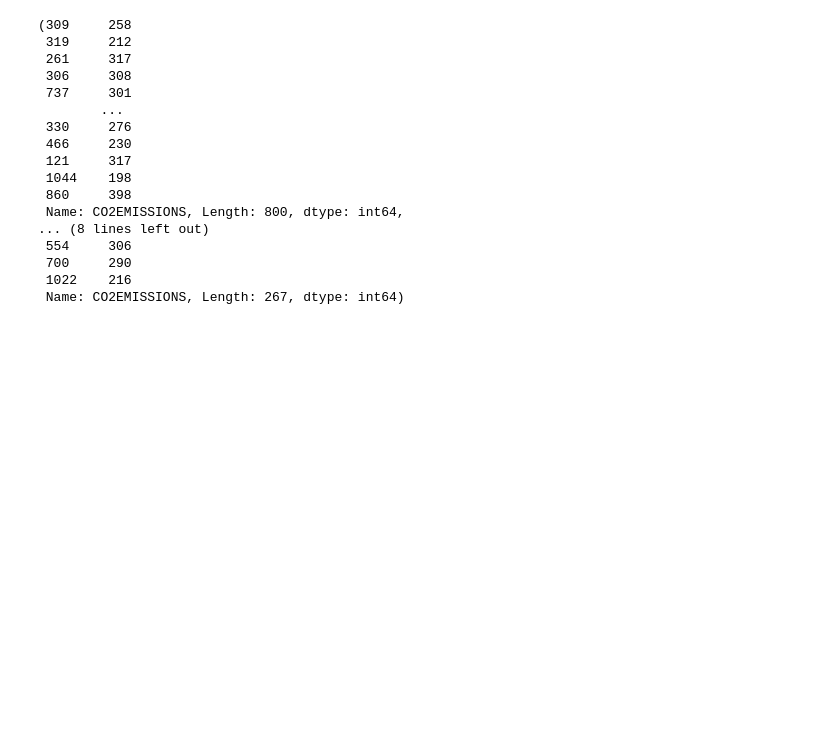
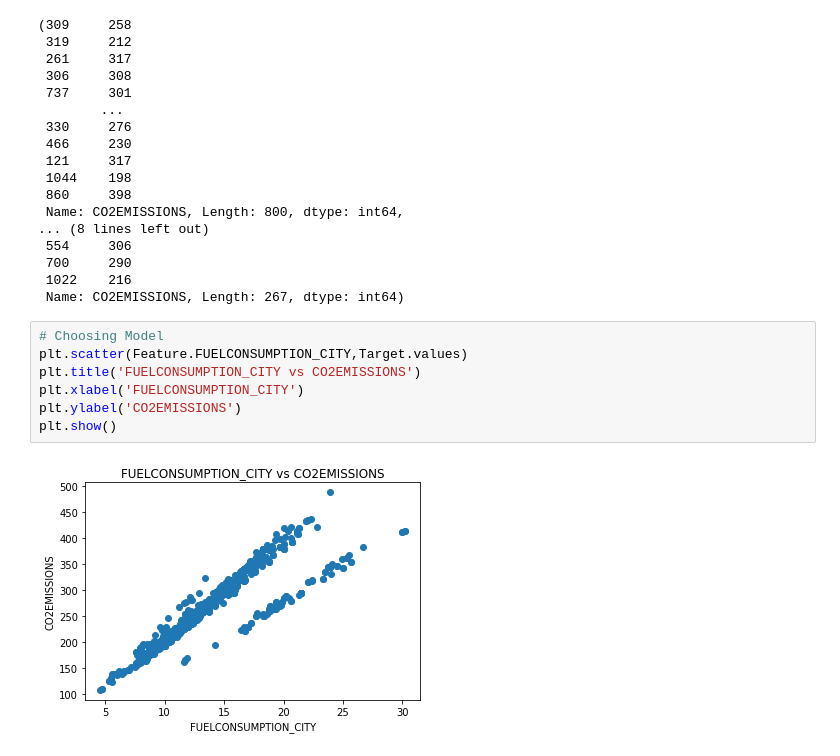
Before and after one commit to MoksedurRahman/Linear_Regression, a Jupyter notebook: Linear_Regression.ipynb, the cells around one changed output. Cells and saved outputs as stored; diff of their text form; blank space fills up the shorter version.

```diff
--- a/Linear_Regression.ipynb
+++ b/Linear_Regression.ipynb
@@ -231,3 +231,12 @@ ytrain,ytest
  700     290
  1022    216
  Name: CO2EMISSIONS, Length: 267, dtype: int64)
+# %%
+# Choosing Model
+plt.scatter(Feature.FUELCONSUMPTION_CITY,Target.values)
+plt.title('FUELCONSUMPTION_CITY vs CO2EMISSIONS')
+plt.xlabel('FUELCONSUMPTION_CITY')
+plt.ylabel('CO2EMISSIONS')
+plt.show()
+# %% [output]
+[figure, added]
```
Also changed, not shown: parts of 12 cells of this notebook.
